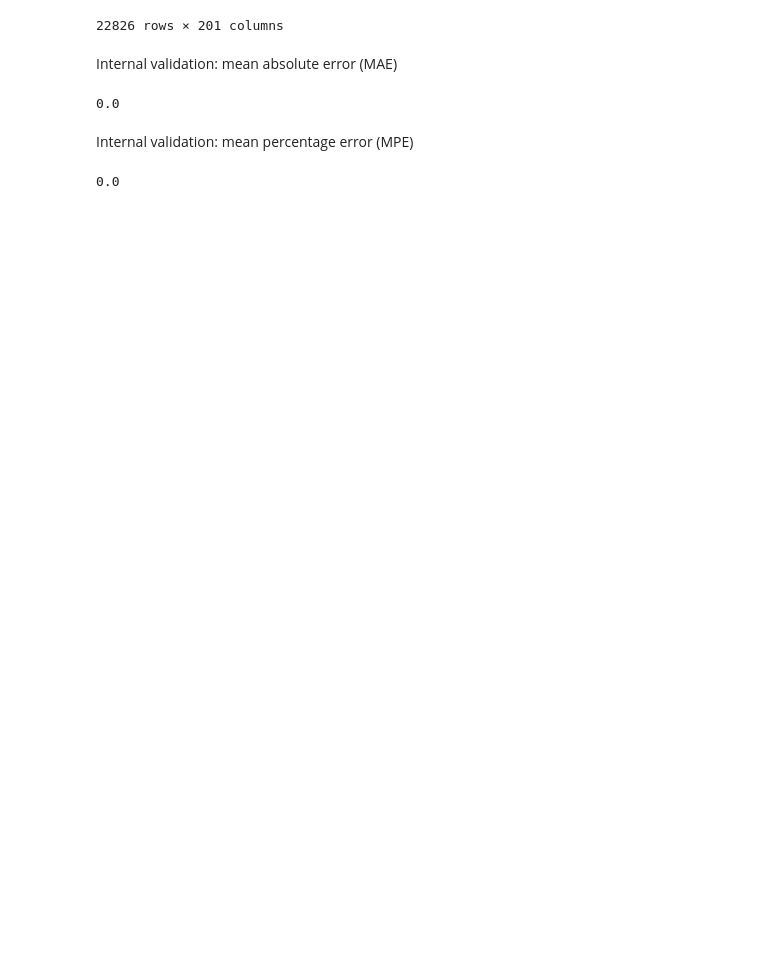
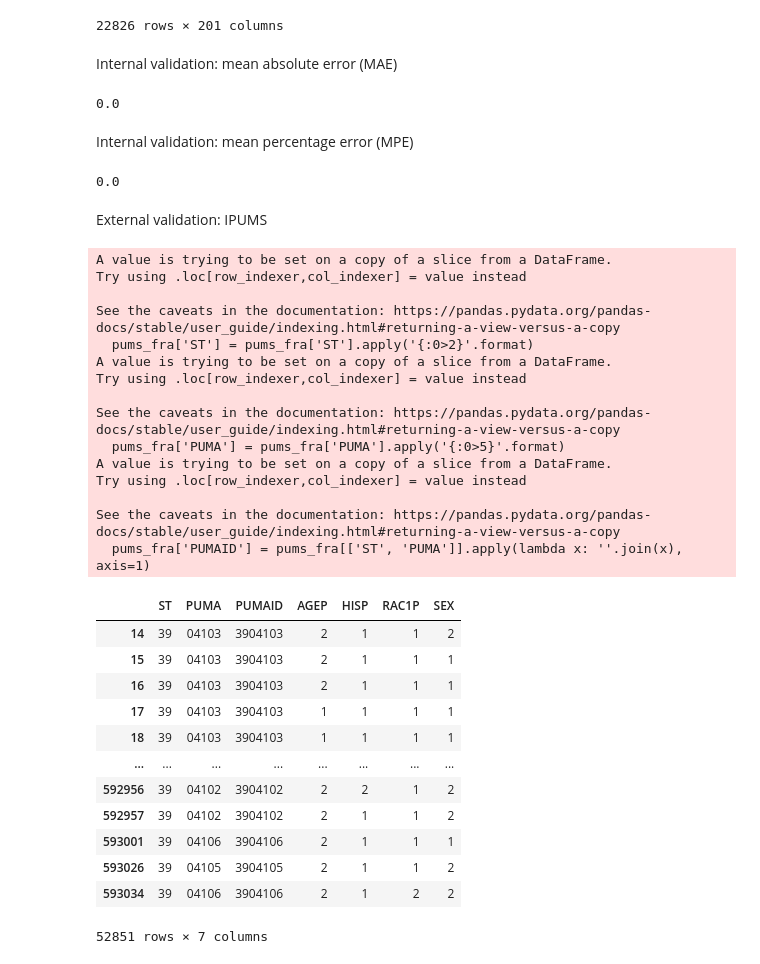
Before and after one commit to linyuehzzz/synthetic-populations, a Jupyter notebook: franklin_microdata.ipynb, the cells around one changed output. Saved outputs shown, nothing was run; the diff lists cells and outputs as text; code cells hidden in the pictures; blank space fills up the shorter version.

```diff
--- a/franklin_microdata.ipynb
+++ b/franklin_microdata.ipynb
@@ -504,3 +504,61 @@ Internal validation: mean percentage error (MPE)
 abs((cons_fit - cons) / cons).stack().mean()
 # %% [output]
 0.0
+# %% [markdown]
+External validation: IPUMS
+# %%
+import pandas as pd
+
+filename_pums = 'data/psam_p39.csv'
+data_pums = pd.read_csv(filename_pums)
+pums_fra = data_pums[(data_pums["PUMA"] <= 4111) & (data_pums["PUMA"] >= 4101)]
+pums_fra['ST'] = pums_fra['ST'].apply('{:0>2}'.format)
+pums_fra['PUMA'] = pums_fra['PUMA'].apply('{:0>5}'.format)
+pums_fra['PUMAID'] = pums_fra[['ST', 'PUMA']].apply(lambda x: ''.join(x), axis=1)
+
+col_list = ["ST", "PUMA", "PUMAID", "AGEP", "HISP", "RAC1P", "SEX"]
+pums_fra = pums_fra[col_list]
+
+# AGEP
+pums_fra.loc[pums_fra["AGEP"] < 18, "AGEP"] = 1
+pums_fra.loc[pums_fra["AGEP"] >= 18, "AGEP"] = 2
+
+# HISP
+pums_fra.loc[pums_fra["HISP"] == 1, "HISP"] = 1
+pums_fra.loc[pums_fra["HISP"] > 1, "HISP"] = 2
+
+# RAC1P
+pums_fra.loc[(pums_fra["RAC1P"] >= 3) & (pums_fra["RAC1P"] <= 5), "RAC1P"] = 3
+pums_fra.loc[pums_fra["RAC1P"] >= 6, "RAC1P"] = pums_fra["RAC1P"] - 2
+
+pums_fra.to_csv("data/franklin/pums/franklin_pums10.csv", index=False)
+pums_fra
+# %% [output]
+A value is trying to be set on a copy of a slice from a DataFrame.
+Try using .loc[row_indexer,col_indexer] = value instead
+
+See the caveats in the documentation: https://pandas.pydata.org/pandas-docs/stable/user_guide/indexing.html#returning-a-view-versus-a-copy
+  pums_fra['ST'] = pums_fra['ST'].apply('{:0>2}'.format)
+A value is trying to be set on a copy of a slice from a DataFrame.
+Try using .loc[row_indexer,col_indexer] = value instead
+
+See the caveats in the documentation: https://pandas.pydata.org/pandas-docs/stable/user_guide/indexing.html#returning-a-view-versus-a-copy
+  pums_fra['PUMA'] = pums_fra['PUMA'].apply('{:0>5}'.format)
+A value is trying to be set on a copy of a slice from a DataFrame.
+Try using .loc[row_indexer,col_indexer] = value instead
+
+See the caveats in the documentation: https://pandas.pydata.org/pandas-docs/stable/user_guide/indexing.html#returning-a-view-versus-a-copy
+  pums_fra['PUMAID'] = pums_fra[['ST', 'PUMA']].apply(lambda x: ''.join(x), axis=1)
+|  | ST | PUMA | PUMAID | AGEP | HISP | RAC1P | SEX |
+| 14 | 39 | 04103 | 3904103 | 2 | 1 | 1 | 2 |
+| 15 | 39 | 04103 | 3904103 | 2 | 1 | 1 | 1 |
+| 16 | 39 | 04103 | 3904103 | 2 | 1 | 1 | 1 |
+| 17 | 39 | 04103 | 3904103 | 1 | 1 | 1 | 1 |
+| 18 | 39 | 04103 | 3904103 | 1 | 1 | 1 | 1 |
+| ... | ... | ... | ... | ... | ... | ... | ... |
+| 592956 | 39 | 04102 | 3904102 | 2 | 2 | 1 | 2 |
+| 592957 | 39 | 04102 | 3904102 | 2 | 1 | 1 | 2 |
+| 593001 | 39 | 04106 | 3904106 | 2 | 1 | 1 | 1 |
+| 593026 | 39 | 04105 | 3904105 | 2 | 1 | 1 | 2 |
+| 593034 | 39 | 04106 | 3904106 | 2 | 1 | 2 | 2 |
+52851 rows × 7 columns
```
Also changed, not shown: 3 other files.
